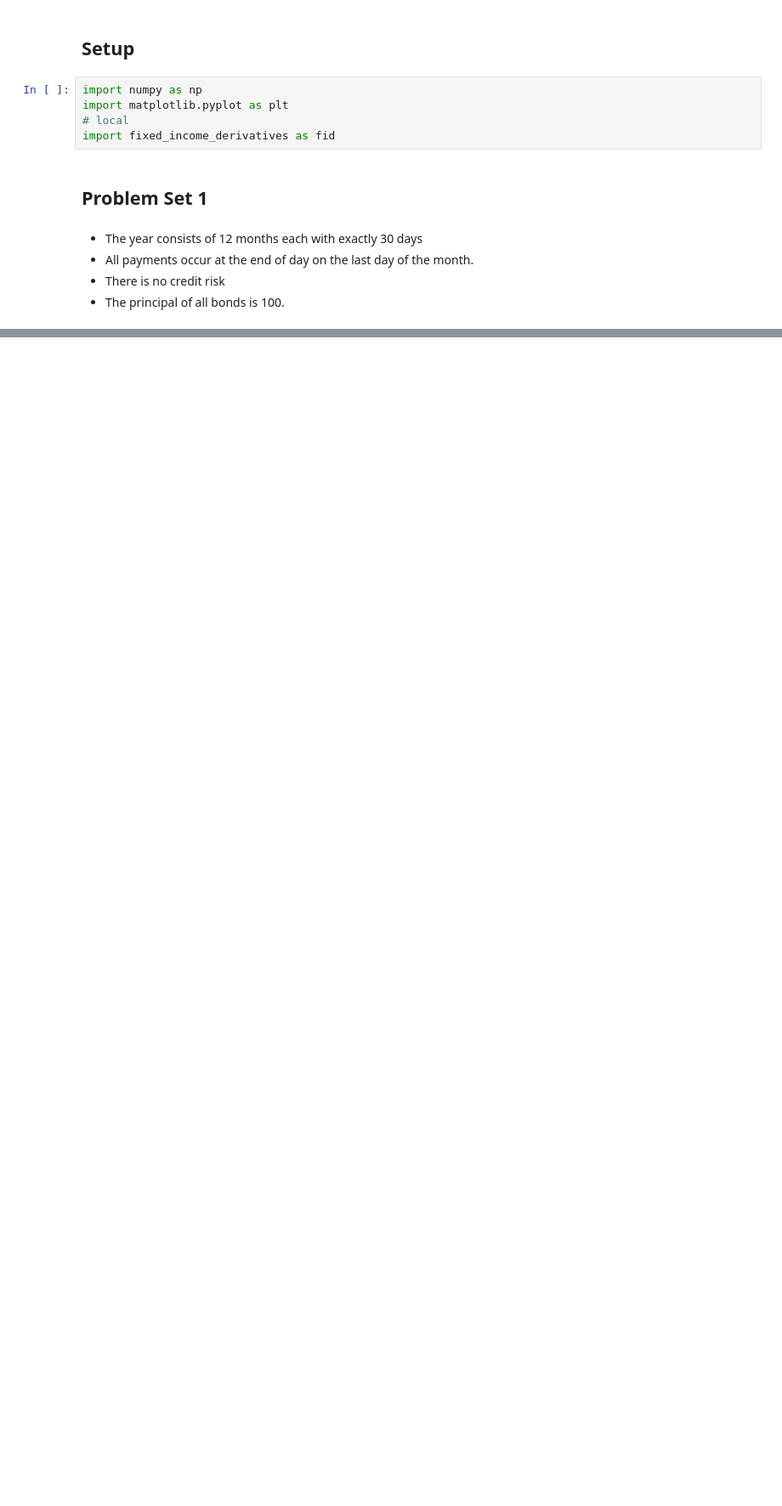
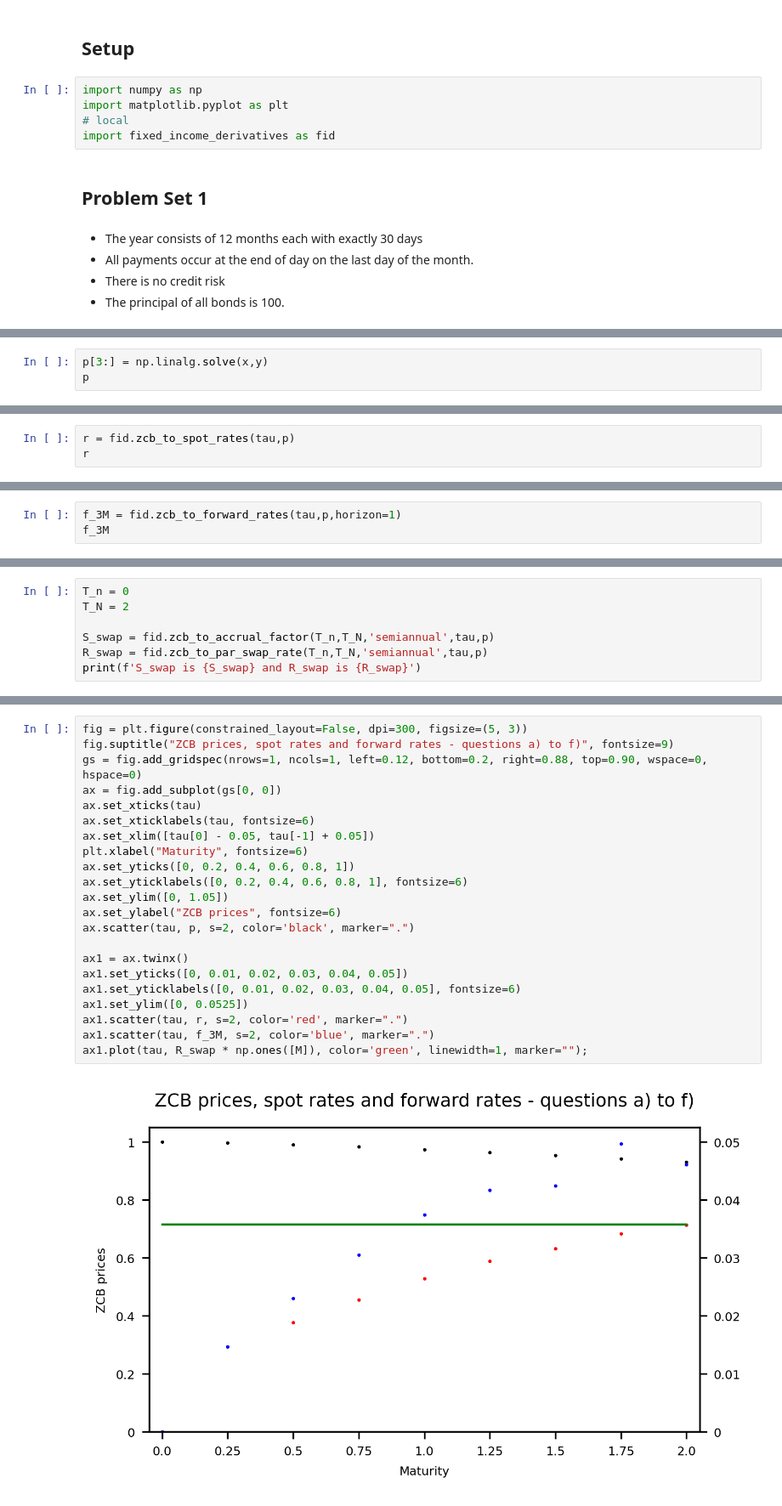
Before and after one commit to HansChristianPOLIT/Fixed-Income-Derivatives, a Jupyter notebook: TourdeForceIRS.ipynb, the cells around one changed output, grey strips where cells are left out. Shown at 85% size. Drawn from its saved outputs; the diff is of its cells as text; blank space fills up the shorter version.

```diff
--- a/TourdeForceIRS.ipynb
+++ b/TourdeForceIRS.ipynb
@@ -16,0 +139,3 @@ import fixed_income_derivatives as fid
+# %%
+p[3:] = np.linalg.solve(x,y)
+p
@@ -16,0 +149,3 @@ import fixed_income_derivatives as fid
+# %%
+r = fid.zcb_to_spot_rates(tau,p)
+r
@@ -16,0 +159,3 @@ import fixed_income_derivatives as fid
+# %%
+f_3M = fid.zcb_to_forward_rates(tau,p,horizon=1)
+f_3M
@@ -16,0 +192,7 @@ import fixed_income_derivatives as fid
+# %%
+T_n = 0
+T_N = 2
+
+S_swap = fid.zcb_to_accrual_factor(T_n,T_N,'semiannual',tau,p)
+R_swap = fid.zcb_to_par_swap_rate(T_n,T_N,'semiannual',tau,p)
+print(f'S_swap is {S_swap} and R_swap is {R_swap}')
@@ -16,0 +203,24 @@ import fixed_income_derivatives as fid
+# %%
+fig = plt.figure(constrained_layout=False, dpi=300, figsize=(5, 3))
+fig.suptitle("ZCB prices, spot rates and forward rates - questions a) to f)", fontsize=9)
+gs = fig.add_gridspec(nrows=1, ncols=1, left=0.12, bottom=0.2, right=0.88, top=0.90, wspace=0, hspace=0)
+ax = fig.add_subplot(gs[0, 0])
+ax.set_xticks(tau)
+ax.set_xticklabels(tau, fontsize=6)
+ax.set_xlim([tau[0] - 0.05, tau[-1] + 0.05])
+plt.xlabel("Maturity", fontsize=6)
+ax.set_yticks([0, 0.2, 0.4, 0.6, 0.8, 1])
+ax.set_yticklabels([0, 0.2, 0.4, 0.6, 0.8, 1], fontsize=6)
+ax.set_ylim([0, 1.05])
+ax.set_ylabel("ZCB prices", fontsize=6)
+ax.scatter(tau, p, s=2, color='black', marker=".")
+
+ax1 = ax.twinx()
+ax1.set_yticks([0, 0.01, 0.02, 0.03, 0.04, 0.05])
+ax1.set_yticklabels([0, 0.01, 0.02, 0.03, 0.04, 0.05], fontsize=6)
+ax1.set_ylim([0, 0.0525])
+ax1.scatter(tau, r, s=2, color='red', marker=".")
+ax1.scatter(tau, f_3M, s=2, color='blue', marker=".")
+ax1.plot(tau, R_swap * np.ones([M]), color='green', linewidth=1, marker="");
+# %% [output]
+[figure, added]
```
Also changed, not shown: parts of 78 cells of this notebook, 6 other files.
